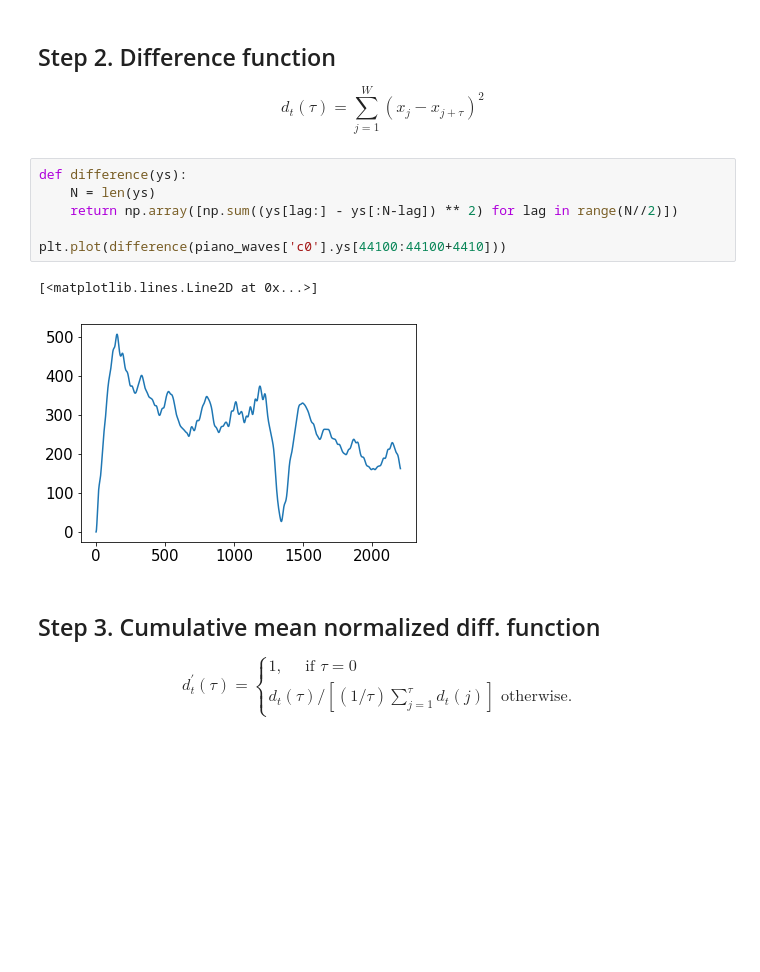
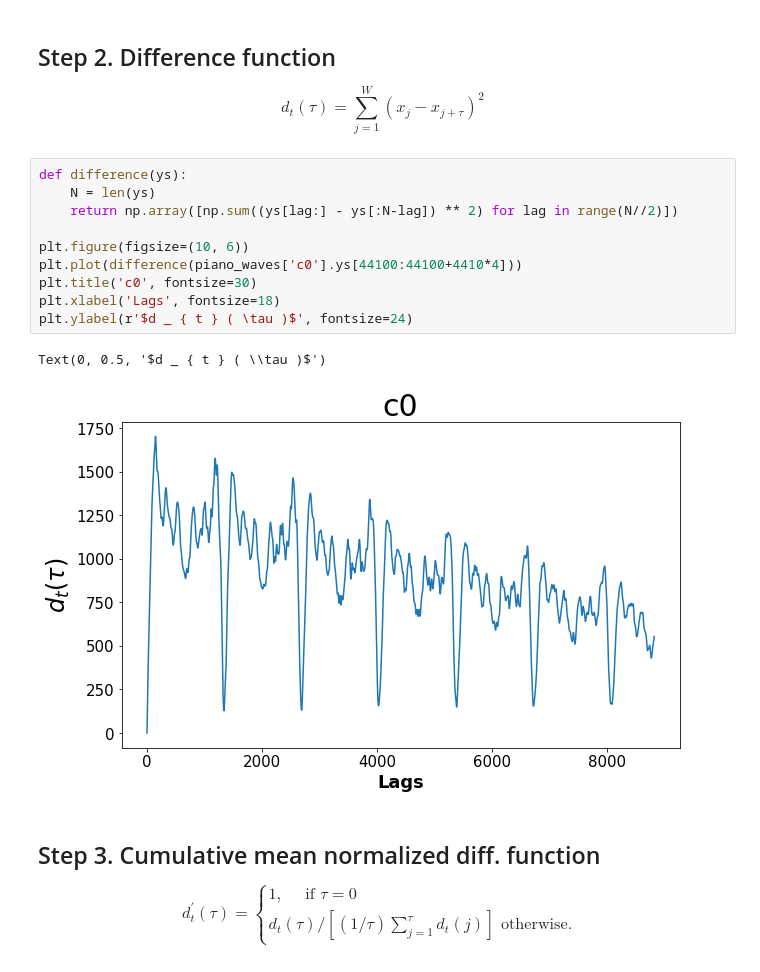
Before and after one commit to SuperShinyEyes/pitch-perfect, a Jupyter notebook: examples/06_YIN.ipynb, the cells around one changed output. Drawn from its saved outputs; the diff is of its cells as text; blank space fills up the shorter version.

```diff
--- a/examples/06_YIN.ipynb
+++ b/examples/06_YIN.ipynb
@@ -67,12 +90,16 @@ $$d _ { t } ( \tau ) = \sum _ { j = 1 } ^ { W } \left( x _ { j } - x _ { j + \ta
 # %%
 def difference(ys):
     N = len(ys)
     return np.array([np.sum((ys[lag:] - ys[:N-lag]) ** 2) for lag in range(N//2)])
 
-plt.plot(difference(piano_waves['c0'].ys[44100:44100+4410]))
+plt.figure(figsize=(10, 6))
+plt.plot(difference(piano_waves['c0'].ys[44100:44100+4410*4]))
+plt.title('c0', fontsize=30)
+plt.xlabel('Lags', fontsize=18)
+plt.ylabel(r'$d _ { t } ( \tau )$', fontsize=24)
 # %% [output]
-[<matplotlib.lines.Line2D at 0x...>]
+Text(0, 0.5, '$d _ { t } ( \\tau )$')
-[figure, old version]
+[figure, new version]
 # %% [markdown]
 ## Step 3. Cumulative mean normalized diff. function
 
```
Also changed, not shown: parts of 39 cells of this notebook, 1 other file.
